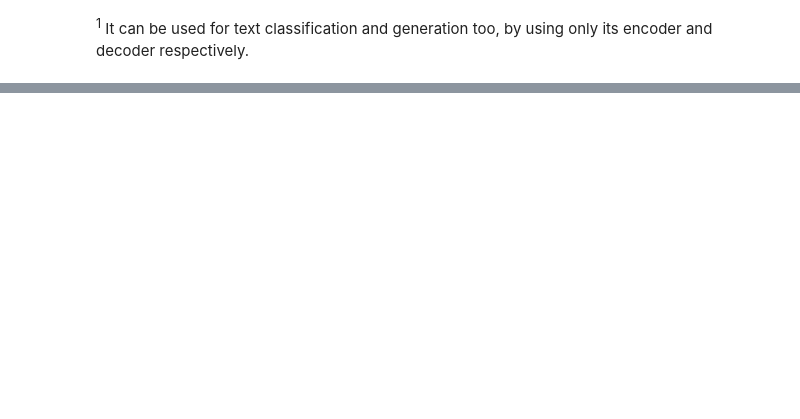
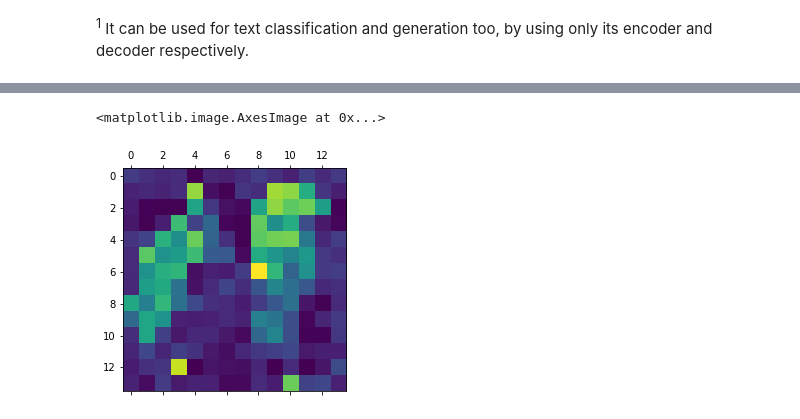
Before and after one commit to ydshieh/notebooks, a Jupyter notebook: vision_encoder_decoder_blog.ipynb, the cells around one changed output, grey strips where cells are left out. Saved outputs shown, nothing was run; the diff lists cells and outputs as text; code cells hidden in the pictures; blank space fills up the shorter version.

```diff
--- a/vision_encoder_decoder_blog.ipynb
+++ b/vision_encoder_decoder_blog.ipynb
@@ -61,0 +690,6 @@ model = EncoderDecoderModel.from_encoder_decoder_pretrained("bert-base-uncased",
+# %%
+import matplotlib.pyplot as plt
+plt.matshow(heatmap)
+# %% [output]
+<matplotlib.image.AxesImage at 0x...>
+[figure, added]
```
Also changed, not shown: parts of 64 cells of this notebook.
